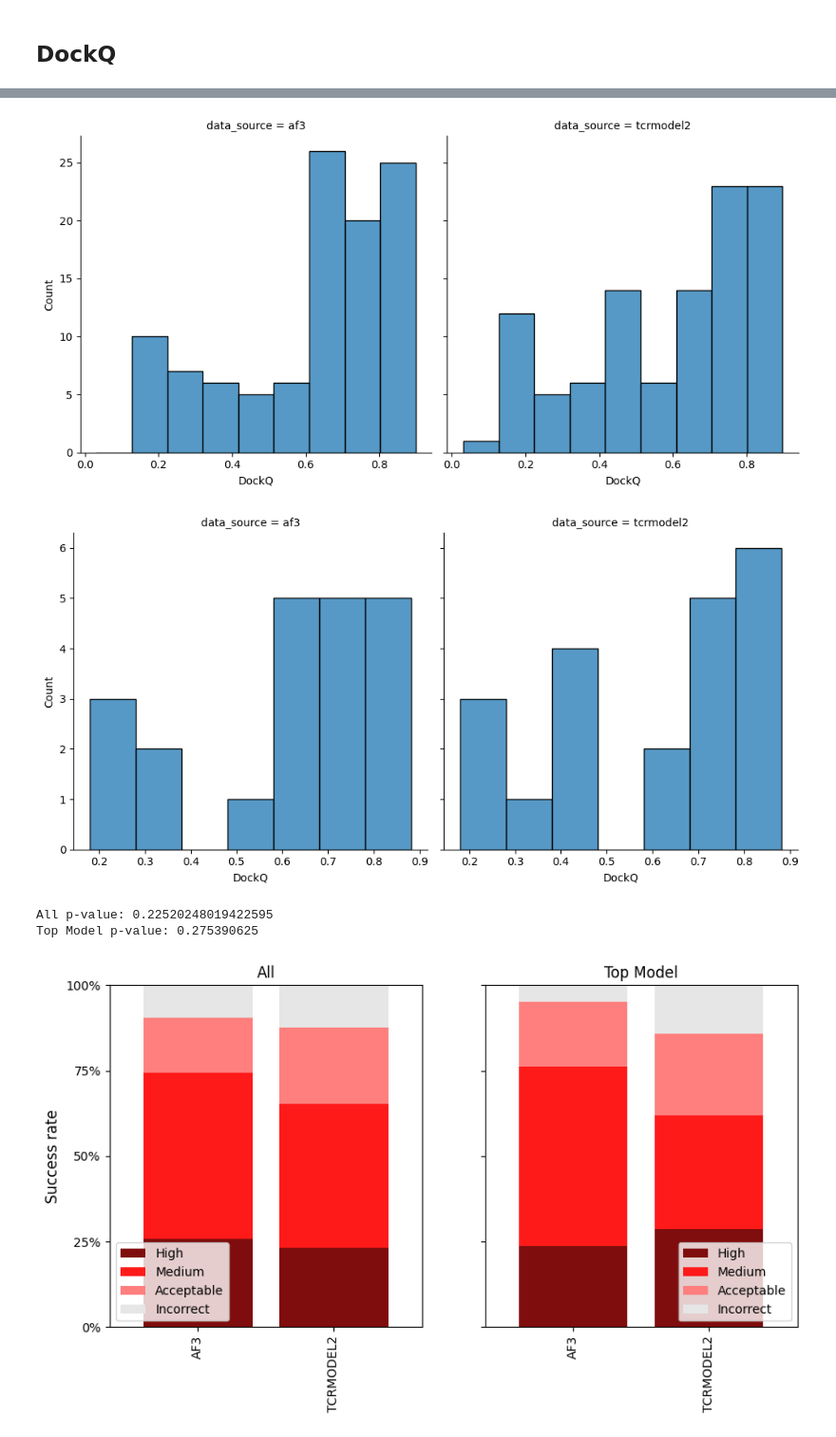
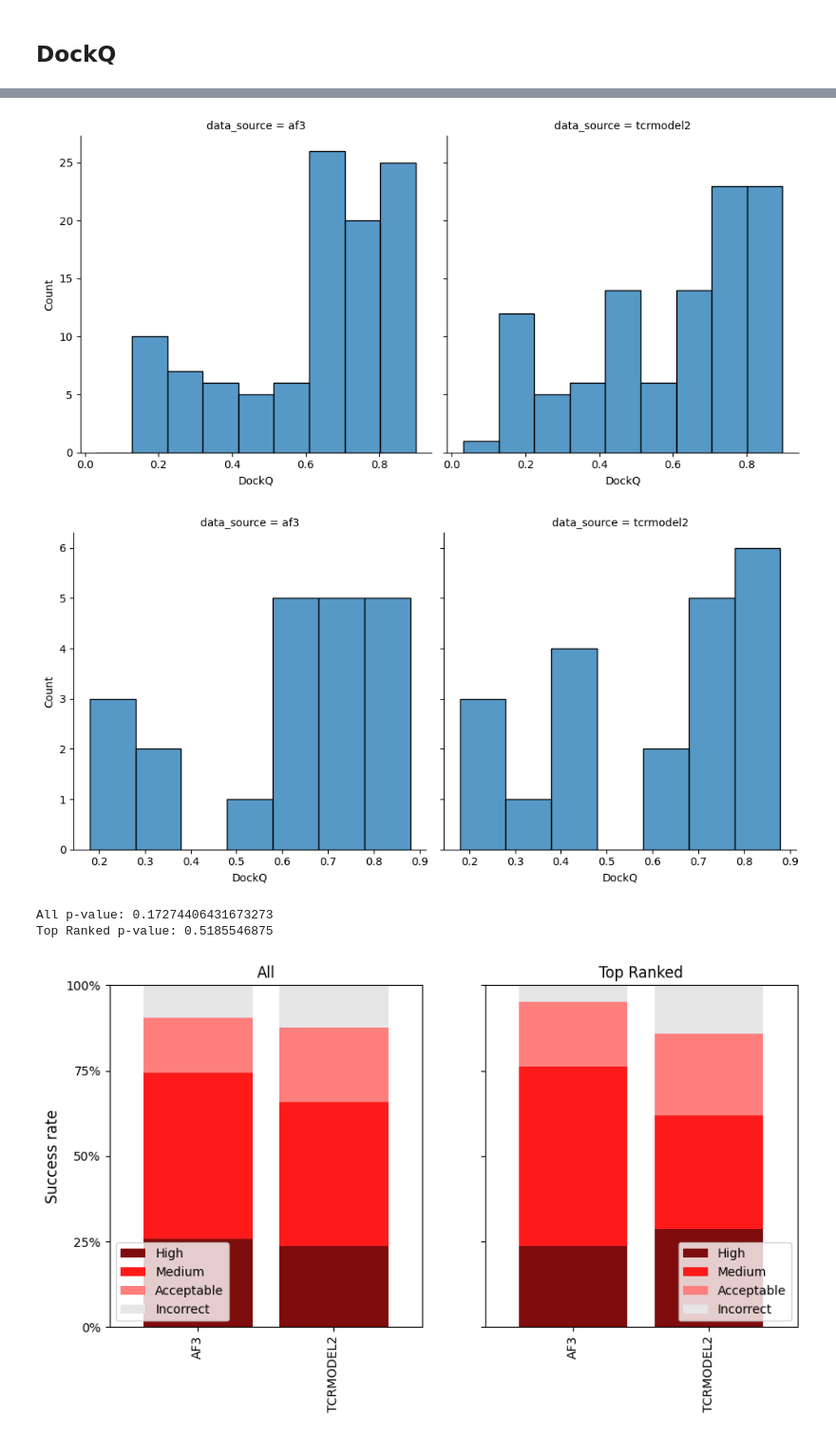
Before and after one commit to benjiemc/tcr-pmhc-predicted-structures, a Jupyter notebook: notebooks/compare_msa_generation.ipynb, the cells around one changed output, grey strips where cells are left out. Shown at 95% size. Drawn from its saved outputs; the diff is of its cells as text; code cells hidden in the pictures.

Commit message:
Refactor MSA comparison

```diff
--- a/notebooks/compare_msa_generation.ipynb
+++ b/notebooks/compare_msa_generation.ipynb
@@ -294,29 +327,5 @@ dockq_scores = pd.concat(dockq_scores).reset_index(drop=True)
 # %%
 dockq_scores['capri_classification'] = dockq_scores['DockQ'].map(get_capri_classification)
-# %%
-def get_ranking_score(msa_method: str, data_source: str, name: str, seed: int, sample: int) -> float:
-    confidence_path = os.path.join(
-        '..',
-        'data',
-        'interim',
-        f'structures_{msa_method}_{data_source}',
-        f'{name}_seed-{seed}_sample-{sample}_summary_confidences.json',
-    )
-    with open(confidence_path, 'r') as fh:
-        confidences = json.load(fh)
-
-    return float(confidences['ranking_score'])
-
-
-dockq_scores['ranking_score'] = dockq_scores.apply(
-    lambda row: get_ranking_score(row['msa_method'], row['data_source'], row['name'], row['seed'], row['sample']),
-    axis='columns',
-)
-# %%
-dockq_scores['top_model'] = False
-dockq_scores.loc[dockq_scores.groupby(['name', 'msa_method', 'data_source'])['ranking_score'].idxmax(), 'top_model'] = (
-    True
-)
 # %%
 fig, axes = plt.subplots(1, 2, figsize=(10, 5))
 
@@ -345,11 +354,11 @@ plt.show()
 # %%
 sns.displot(dockq_scores.sort_values('data_source'), x='DockQ', col='data_source', kind='hist')
 plt.show()
-sns.displot(dockq_scores.query('top_model').sort_values('data_source'), x='DockQ', col='data_source', kind='hist')
+sns.displot(dockq_scores.query('top_rank').sort_values('data_source'), x='DockQ', col='data_source', kind='hist')
 plt.show()
 # %% [output]
 [figure]
-[figure, old version]
+[figure, new version]
 # %%
 def get_significance(dockq_scores: pd.DataFrame) -> tuple[float, float]:
     (_, group_af3), (_, group_tcrmodel2) = (
@@ -361,16 +370,16 @@ def get_significance(dockq_scores: pd.DataFrame) -> tuple[float, float]:
     comparison = group_af3.merge(
         group_tcrmodel2, how='inner', left_index=True, right_index=True, suffixes=('_af3', '_tcrmodel2')
     )
-    stat, p_val = stats.wilcoxon(comparison['DockQ_af3'], comparison['DockQ_tcrmodel2'])
+    stat, p_val = stats.wilcoxon(comparison['DockQ_af3'].fillna(0.0), comparison['DockQ_tcrmodel2'].fillna(0.0))
 
     return stat, p_val
 
 
 print('All p-value:', get_significance(dockq_scores)[1])
-print('Top Model p-value:', get_significance(dockq_scores.query('top_model'))[1])
+print('Top Ranked p-value:', get_significance(dockq_scores.query('top_rank'))[1])
 # %% [output]
-All p-value: 0.22520248019422595
-Top Model p-value: 0.275390625
+All p-value: 0.17274406431673273
+Top Ranked p-value: 0.5185546875
 # %%
 def plot_capri_classification(dockq_scores: pd.DataFrame, ax: Axes | None = None) -> Axes:
     capri_classification = (
```
Also changed, not shown: parts of 13 cells of this notebook.
